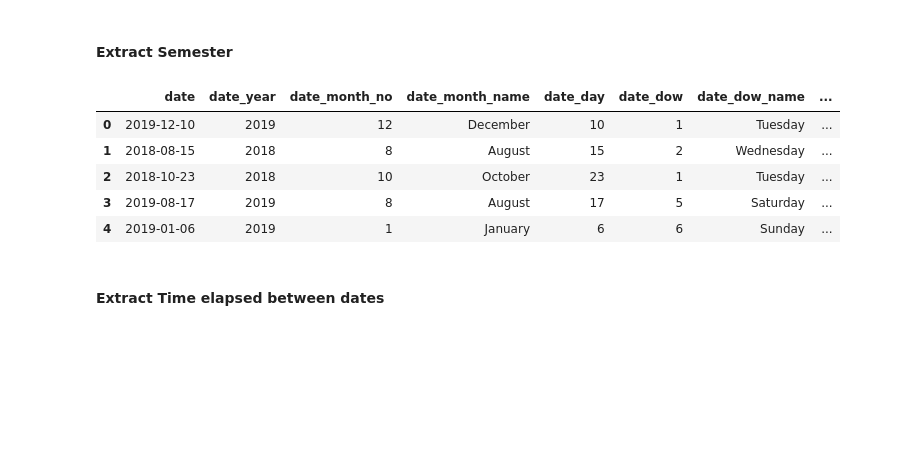
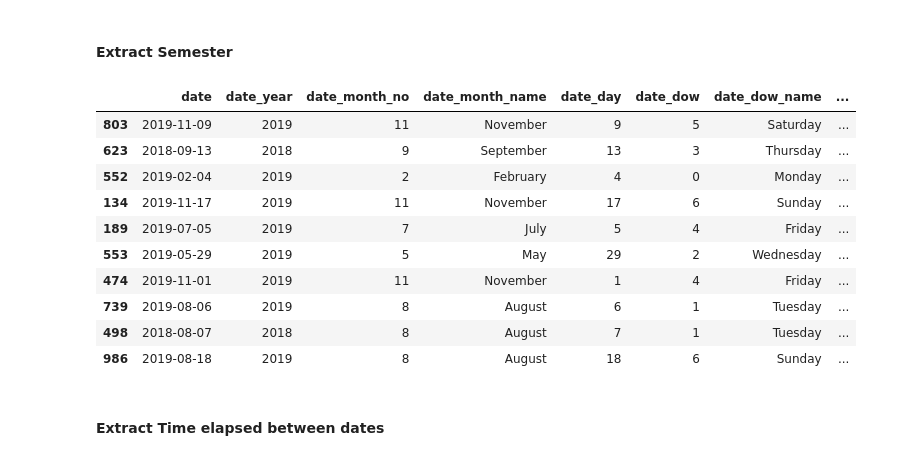
Before and after one commit to Kirti20kolekar/Machine-Learning, a Jupyter notebook: Handling_Data_and_Time_Variables/working-with-dates-and-time.ipynb, the cells around one changed output. Drawn from its saved outputs; the diff is of its cells as text; code cells hidden in the pictures; blank space fills up the shorter version.

```diff
--- a/Handling_Data_and_Time_Variables/working-with-dates-and-time.ipynb
+++ b/Handling_Data_and_Time_Variables/working-with-dates-and-time.ipynb
@@ -196,15 +196,20 @@ date.head()
 # %%
 date['semester'] = np.where(date['quarter'].isin([1,2]), 1, 2)
 
 #date.drop(columns=['product_id','city_id','orders']).head()
-date.head()
+date.sample(10)
 # %% [output]
 |  | date | date_year | date_month_no | date_month_name | date_day | date_dow | date_dow_name | ... |
-| 0 | 2019-12-10 | 2019 | 12 | December | 10 | 1 | Tuesday | ... |
-| 1 | 2018-08-15 | 2018 | 8 | August | 15 | 2 | Wednesday | ... |
-| 2 | 2018-10-23 | 2018 | 10 | October | 23 | 1 | Tuesday | ... |
-| 3 | 2019-08-17 | 2019 | 8 | August | 17 | 5 | Saturday | ... |
-| 4 | 2019-01-06 | 2019 | 1 | January | 6 | 6 | Sunday | ... |
+| 803 | 2019-11-09 | 2019 | 11 | November | 9 | 5 | Saturday | ... |
+| 623 | 2018-09-13 | 2018 | 9 | September | 13 | 3 | Thursday | ... |
+| 552 | 2019-02-04 | 2019 | 2 | February | 4 | 0 | Monday | ... |
+| 134 | 2019-11-17 | 2019 | 11 | November | 17 | 6 | Sunday | ... |
+| 189 | 2019-07-05 | 2019 | 7 | July | 5 | 4 | Friday | ... |
+| 553 | 2019-05-29 | 2019 | 5 | May | 29 | 2 | Wednesday | ... |
+| 474 | 2019-11-01 | 2019 | 11 | November | 1 | 4 | Friday | ... |
+| 739 | 2019-08-06 | 2019 | 8 | August | 6 | 1 | Tuesday | ... |
+| 498 | 2018-08-07 | 2018 | 8 | August | 7 | 1 | Tuesday | ... |
+| 986 | 2019-08-18 | 2019 | 8 | August | 18 | 6 | Sunday | ... |
 # %% [markdown]
 #### Extract Time elapsed between dates
 # %%
```
Also changed, not shown: parts of 8 cells of this notebook, 25 other files.
